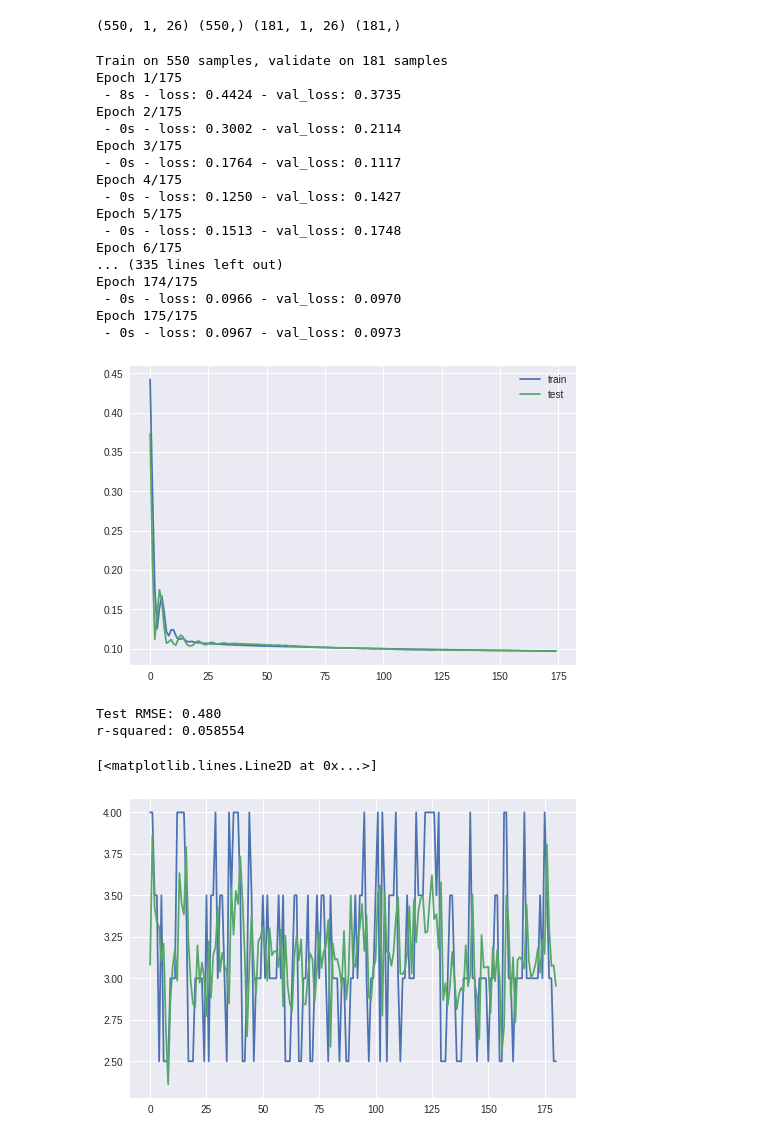
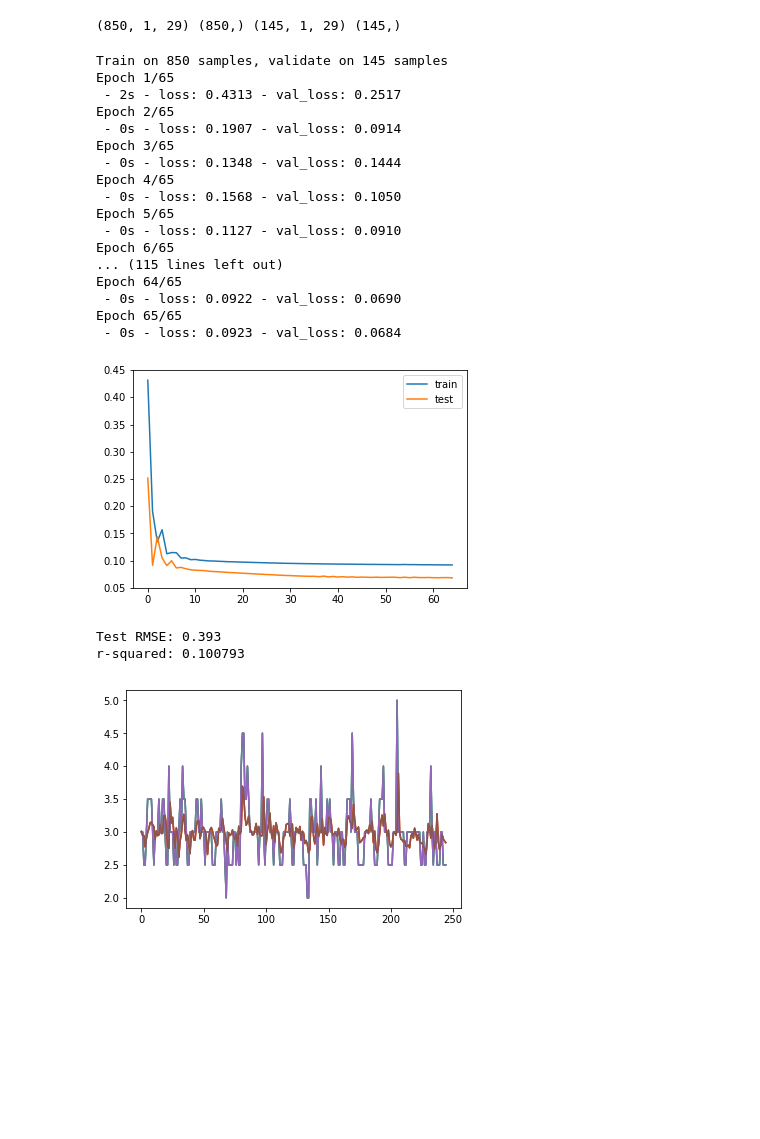
Before and after one commit to xujenna/thesis_explorations, a Jupyter notebook: life_support/predictor/LSTM_predictor/LSTM_RNN_mood_predictor_no_reporterDF.ipynb, the cells around one changed output. Drawn from its saved outputs; the diff is of its cells as text; code cells hidden in the pictures; blank space fills up the shorter version.

```diff
--- a/life_support/predictor/LSTM_predictor/LSTM_RNN_mood_predictor_no_reporterDF.ipynb
+++ b/life_support/predictor/LSTM_predictor/LSTM_RNN_mood_predictor_no_reporterDF.ipynb
@@ -3,7 +3,8 @@
 
 from sklearn.externals import joblib
 
-finalMergedDF = joblib.load('finalMergedDF_noOutputs5.pkl')
+# finalMergedDF = joblib.load('finalMergedDF_noOutputs5.pkl')
+finalMergedDF = joblib.load('noOutputsMoodDF.pkl')
 
 from sklearn.model_selection import train_test_split
 from sklearn.preprocessing import LabelEncoder
@@ -53,6 +54,7 @@ def series_to_supervised(data, n_in=1, n_out=1, dropnan=True):
 	return agg
 
 del finalMergedDF['time']
+# del finalMergedDF['index']
 
 cols = list(finalMergedDF)
 cols.insert(0, cols.pop(cols.index('mood')))
@@ -64,7 +66,10 @@ scaler = MinMaxScaler(feature_range=(0,1))
 scaled = scaler.fit_transform(values)
 
 reframed = series_to_supervised(scaled, 1,1)
-reframed.drop(reframed.columns[[27,28,29,30,31,32,33,34,35,36,37,38,39,40,41,42,43,44,45,46,47,48,49,50,51]], axis=1, inplace=True)
+reframed.drop(reframed.columns[[30,31,32,33,34,35,36,37,38,39,40,41,42,43,44,45,46,47,48,49,50,51,52,53,54,55,56,57]], axis=1, inplace=True)
 reframed
+
+# scaler_later = scaler.fit(values)
+# joblib.dump(scaler_later, 'scaler_mood.pkl')
 # %% [output]
 |  | var1(t-1) | var2(t-1) | var3(t-1) | var4(t-1) | var5(t-1) | var6(t-1) | var7(t-1) | var8(t-1) | var9(t-1) | ... |
@@ -88,6 +93,6 @@ reframed
 # %%
 values = reframed.values
-n_train_hours = 550
+n_train_hours = 850
 train = values[:n_train_hours, :]
 test = values[n_train_hours:, :]
 # split into input and outputs
@@ -98,39 +103,39 @@ train_X = train_X.reshape((train_X.shape[0], 1, train_X.shape[1]))
 test_X = test_X.reshape((test_X.shape[0], 1, test_X.shape[1]))
 print(train_X.shape, train_y.shape, test_X.shape, test_y.shape)
 # %% [output]
-(550, 1, 26) (550,) (181, 1, 26) (181,)
+(850, 1, 29) (850,) (145, 1, 29) (145,)
 # %%
 import matplotlib.pyplot as plt
 model = Sequential()
 model.add(LSTM(250, input_shape=(train_X.shape[1], train_X.shape[2])))
 model.add(Dense(1))
 model.compile(loss='mae', optimizer='adam')
 
-history = model.fit(train_X, train_y, epochs=175, batch_size=200, validation_data=(test_X, test_y), verbose=2, shuffle=False)
+history = model.fit(train_X, train_y, epochs=65, batch_size=200, validation_data=(test_X, test_y), verbose=2, shuffle=False)
 
 plt.plot(history.history['loss'], label='train')
 plt.plot(history.history['val_loss'], label='test')
 plt.legend()
 plt.show()
 # %% [output]
-Train on 550 samples, validate on 181 samples
-Epoch 1/175
- - 8s - loss: 0.4424 - val_loss: 0.3735
-Epoch 2/175
- - 0s - loss: 0.3002 - val_loss: 0.2114
-Epoch 3/175
- - 0s - loss: 0.1764 - val_loss: 0.1117
-Epoch 4/175
- - 0s - loss: 0.1250 - val_loss: 0.1427
-Epoch 5/175
- - 0s - loss: 0.1513 - val_loss: 0.1748
-Epoch 6/175
-... (335 lines left out)
-Epoch 174/175
- - 0s - loss: 0.0966 - val_loss: 0.0970
-Epoch 175/175
- - 0s - loss: 0.0967 - val_loss: 0.0973
+Train on 850 samples, validate on 145 samples
+Epoch 1/65
+ - 2s - loss: 0.4313 - val_loss: 0.2517
+Epoch 2/65
+ - 0s - loss: 0.1907 - val_loss: 0.0914
+Epoch 3/65
+ - 0s - loss: 0.1348 - val_loss: 0.1444
+Epoch 4/65
+ - 0s - loss: 0.1568 - val_loss: 0.1050
+Epoch 5/65
+ - 0s - loss: 0.1127 - val_loss: 0.0910
+Epoch 6/65
+... (115 lines left out)
+Epoch 64/65
+ - 0s - loss: 0.0922 - val_loss: 0.0690
+Epoch 65/65
+ - 0s - loss: 0.0923 - val_loss: 0.0684
-[figure, old version]
+[figure, new version]
 # %%
 # #from sklearn.externals import joblib
 
@@ -161,5 +166,5 @@ rmse = np.sqrt(mean_squared_error(inv_y, inv_yhat))
 print('Test RMSE: %.3f' % rmse)
 print('r-squared: %f'%(r2_score(inv_y, inv_yhat)))
 # %% [output]
-Test RMSE: 0.480
-r-squared: 0.058554
+Test RMSE: 0.393
+r-squared: 0.100793
@@ -173,6 +178,6 @@ files.download('LSTM_mood_predictor_no_reporter.h5')
 # %%
 plt.plot(inv_y)
 plt.plot(inv_yhat)
+plt.show()
 # %% [output]
-[<matplotlib.lines.Line2D at 0x...>]
-[figure, old version]
+[figure, new version]
```
Also changed, not shown: parts of 3 cells of this notebook, 31 other files.
